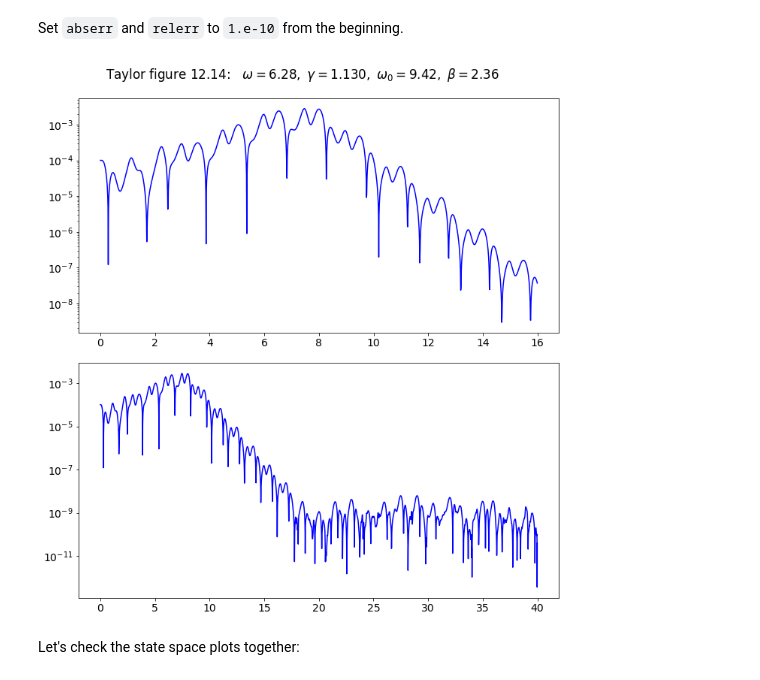
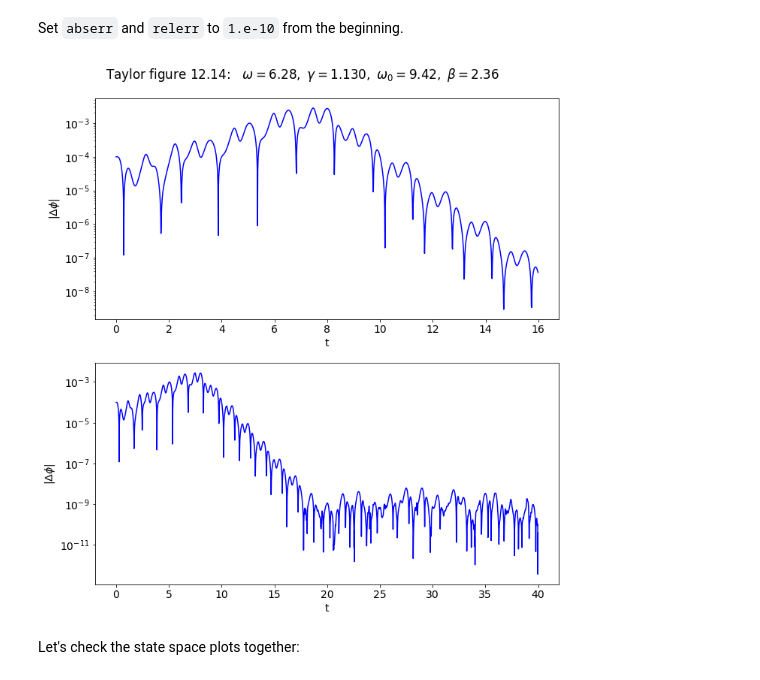
Before and after one commit to furnstahl/5300-notebooks, a Jupyter notebook: week_3/Multiple_pendulum_plots_Section_12.5.ipynb, the cells around one changed output. Cells and saved outputs as stored; diff of their text form; code cells hidden in the pictures.

```diff
--- a/week_3/Multiple_pendulum_plots_Section_12.5.ipynb
+++ b/week_3/Multiple_pendulum_plots_Section_12.5.ipynb
@@ -885,34 +901,38 @@ Delta_phi = np.fabs(phi_2 - phi_1)
 font_size = 14
 plt.rcParams.update({'font.size': font_size})
 
 # start the plot!
 fig = plt.figure(figsize=(10,10))
 overall_title = 'Taylor figure 12.14:  ' + \
                 rf' $\omega = {omega_ext:.2f},$' + \
                 rf' $\gamma = {gamma_ext:.3f},$' + \
                 rf' $\omega_0 = {omega_0:.2f},$' + \
                 rf' $\beta = {beta:.2f}$' + \
                 '\n'     # \n means a new line (adds some space here)
 fig.suptitle(overall_title, va='baseline')
 
 # two plot: plot from t=0 to t=8 and another from t=0 to t=16
 ax_a = fig.add_subplot(2,1,1)
 
 start, stop = start_stop_indices(t_pts, 0., 16.)
 ax_a.semilogy(t_pts[start : stop], Delta_phi[start : stop],
             color='blue', label=None)
+ax_a.set_xlabel('t')
+ax_a.set_ylabel(r'$|\Delta\phi|$')
 
 ax_b = fig.add_subplot(2,1,2)
 
 start, stop = start_stop_indices(t_pts, 0., 40.)
 plot_y_vs_x(t_pts[start : stop], Delta_phi[start : stop],
             color='blue', label=None, semilogy=True)
+ax_b.set_xlabel('t')
+ax_b.set_ylabel(r'$|\Delta\phi|$')
 
 fig.tight_layout()
 # always bbox_inches='tight' for best results.  Further adjustments also.
 fig.savefig('figure_12.14.png', bbox_inches='tight')
 # %% [output]
-[figure, old version]
+[figure, new version]
 # %% [markdown]
 Let's check the state space plots together:
 # %%
```
Also changed, not shown: parts of 7 cells of this notebook.
